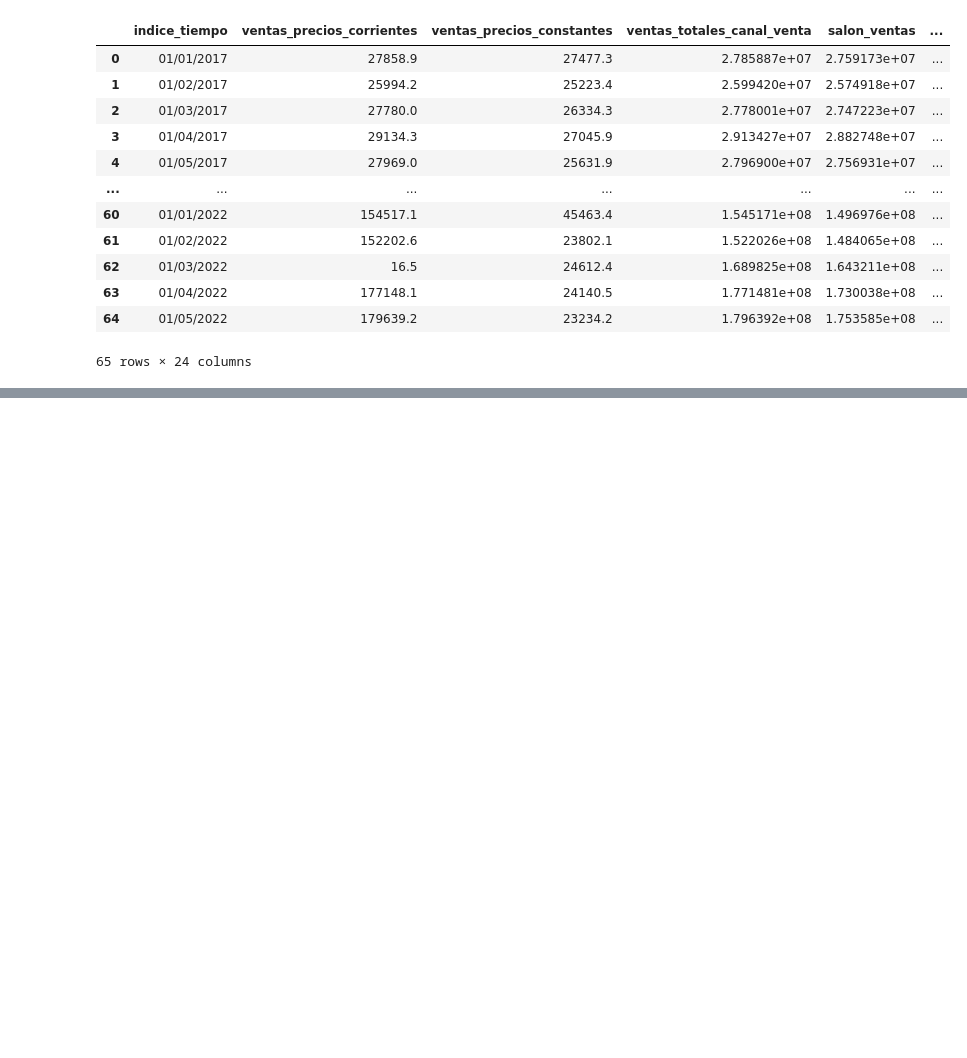
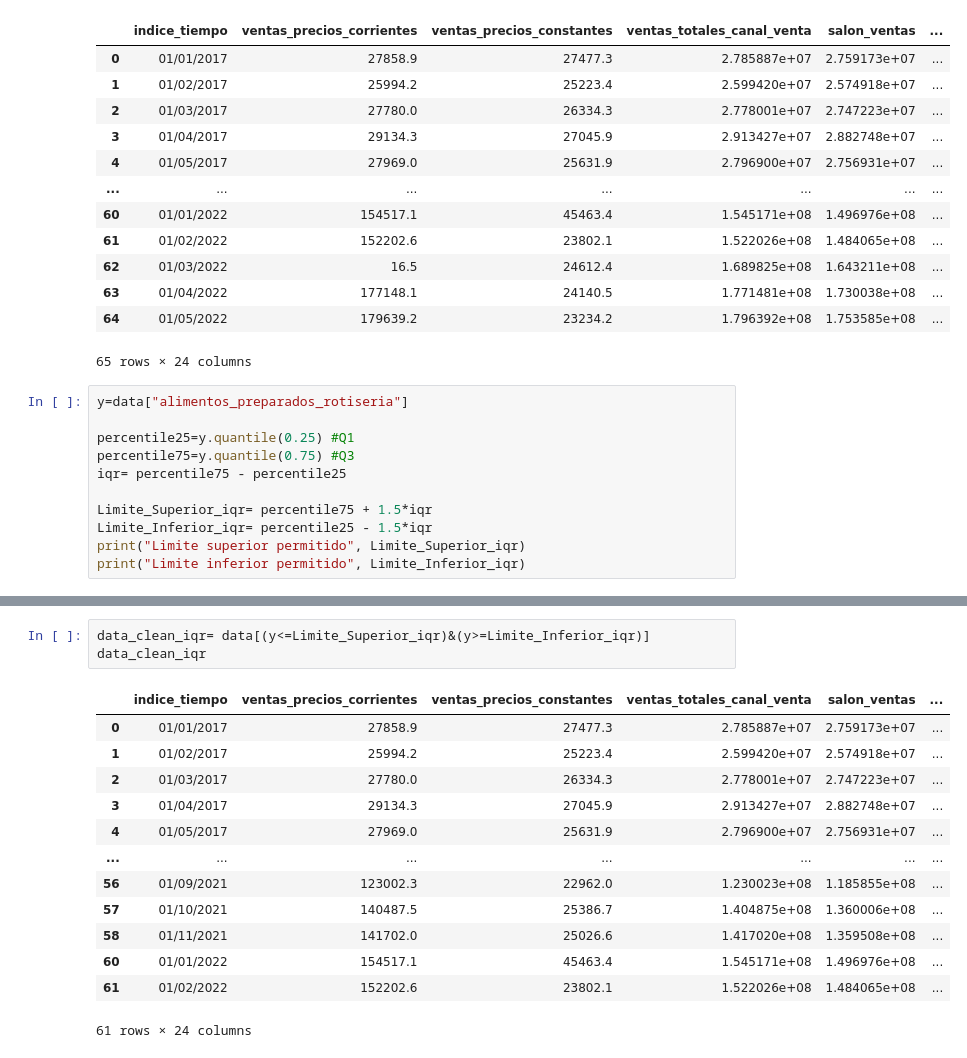
Before and after one commit to Gerardoaaburto/Actividad-3, a Jupyter notebook: Actividad-3.ipynb, the cells around one changed output, grey strips where cells are left out. Drawn from its saved outputs; the diff is of its cells as text; blank space fills up the shorter version.

Commit message:
Outliners alimentos repostería

```diff
--- a/Actividad-3.ipynb
+++ b/Actividad-3.ipynb
@@ -717,3 +717,14 @@ data_clean_iqr
 | 63 | 01/04/2022 | 177148.1 | 24140.5 | 1.771481e+08 | 1.730038e+08 | ... |
 | 64 | 01/05/2022 | 179639.2 | 23234.2 | 1.796392e+08 | 1.753585e+08 | ... |
 65 rows × 24 columns
+# %%
+y=data["alimentos_preparados_rotiseria"]
+
+percentile25=y.quantile(0.25) #Q1
+percentile75=y.quantile(0.75) #Q3
+iqr= percentile75 - percentile25
+
+Limite_Superior_iqr= percentile75 + 1.5*iqr
+Limite_Inferior_iqr= percentile25 - 1.5*iqr
+print("Limite superior permitido", Limite_Superior_iqr)
+print("Limite inferior permitido", Limite_Inferior_iqr)
@@ -719,0 +744,17 @@ data_clean_iqr
+# %%
+data_clean_iqr= data[(y<=Limite_Superior_iqr)&(y>=Limite_Inferior_iqr)]
+data_clean_iqr
+# %% [output]
+|  | indice_tiempo | ventas_precios_corrientes | ventas_precios_constantes | ventas_totales_canal_venta | salon_ventas | ... |
+| 0 | 01/01/2017 | 27858.9 | 27477.3 | 2.785887e+07 | 2.759173e+07 | ... |
+| 1 | 01/02/2017 | 25994.2 | 25223.4 | 2.599420e+07 | 2.574918e+07 | ... |
+| 2 | 01/03/2017 | 27780.0 | 26334.3 | 2.778001e+07 | 2.747223e+07 | ... |
+| 3 | 01/04/2017 | 29134.3 | 27045.9 | 2.913427e+07 | 2.882748e+07 | ... |
+| 4 | 01/05/2017 | 27969.0 | 25631.9 | 2.796900e+07 | 2.756931e+07 | ... |
+| ... | ... | ... | ... | ... | ... | ... |
+| 56 | 01/09/2021 | 123002.3 | 22962.0 | 1.230023e+08 | 1.185855e+08 | ... |
+| 57 | 01/10/2021 | 140487.5 | 25386.7 | 1.404875e+08 | 1.360006e+08 | ... |
+| 58 | 01/11/2021 | 141702.0 | 25026.6 | 1.417020e+08 | 1.359508e+08 | ... |
+| 60 | 01/01/2022 | 154517.1 | 45463.4 | 1.545171e+08 | 1.496976e+08 | ... |
+| 61 | 01/02/2022 | 152202.6 | 23802.1 | 1.522026e+08 | 1.484065e+08 | ... |
+61 rows × 24 columns
```
Also changed, not shown: parts of 14 cells of this notebook.
